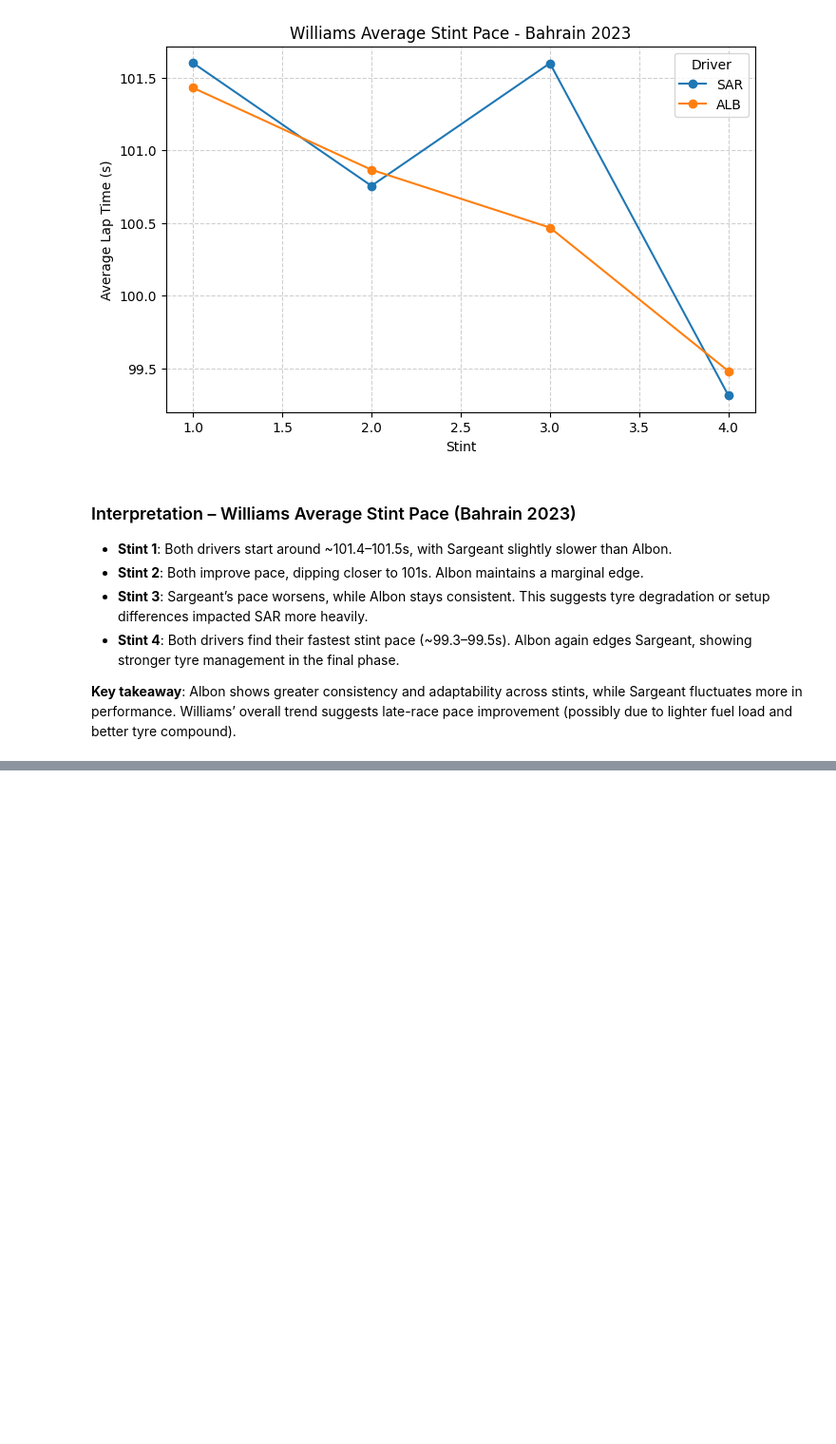
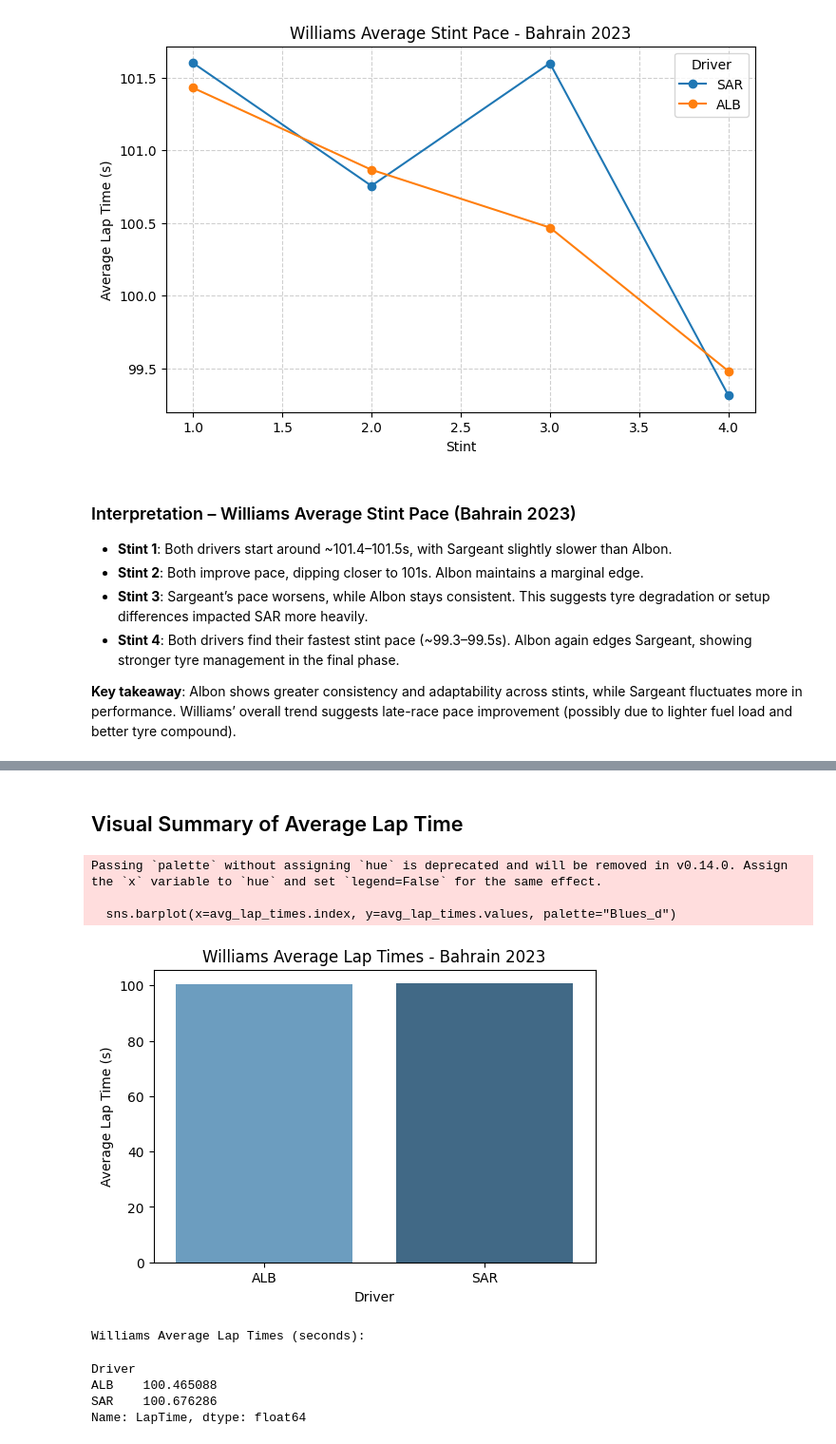
Before and after one commit to RishiRoopen/F1_Race_Predictor, a Jupyter notebook: notebook/03_exploratory_analysis.ipynb, the cells around one changed output, grey strips where cells are left out. Shown at 95% size. Saved outputs shown, nothing was run; the diff lists cells and outputs as text; code cells hidden in the pictures; blank space fills up the shorter version.

```diff
--- a/notebook/03_exploratory_analysis.ipynb
+++ b/notebook/03_exploratory_analysis.ipynb
@@ -280,0 +340,27 @@ plt.show()
+# %% [markdown]
+
+## Visual Summary of Average Lap Time
+# %%
+# Williams - Average Lap Times (Visual Summary)
+avg_lap_times = laps.groupby('Driver')['LapTime'].mean().dt.total_seconds().sort_values()
+
+plt.figure(figsize=(6,4))
+sns.barplot(x=avg_lap_times.index, y=avg_lap_times.values, palette="Blues_d")
+
+plt.title("Williams Average Lap Times - Bahrain 2023")
+plt.ylabel("Average Lap Time (s)")
+plt.xlabel("Driver")
+plt.show()
+
+print("Williams Average Lap Times (seconds):")
+display(avg_lap_times)
+# %% [output]
+Passing `palette` without assigning `hue` is deprecated and will be removed in v0.14.0. Assign the `x` variable to `hue` and set `legend=False` for the same effect.
+
+  sns.barplot(x=avg_lap_times.index, y=avg_lap_times.values, palette="Blues_d")
+[figure, added]
+Williams Average Lap Times (seconds):
+Driver
+ALB    100.465088
+SAR    100.676286
+Name: LapTime, dtype: float64
```
Also changed, not shown: parts of 5 cells of this notebook.
